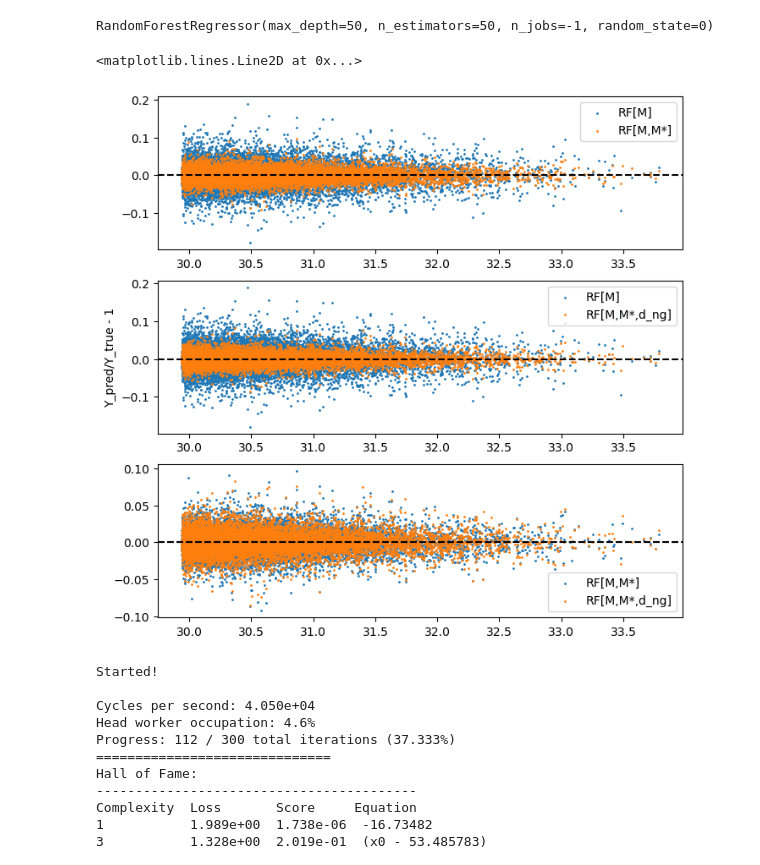
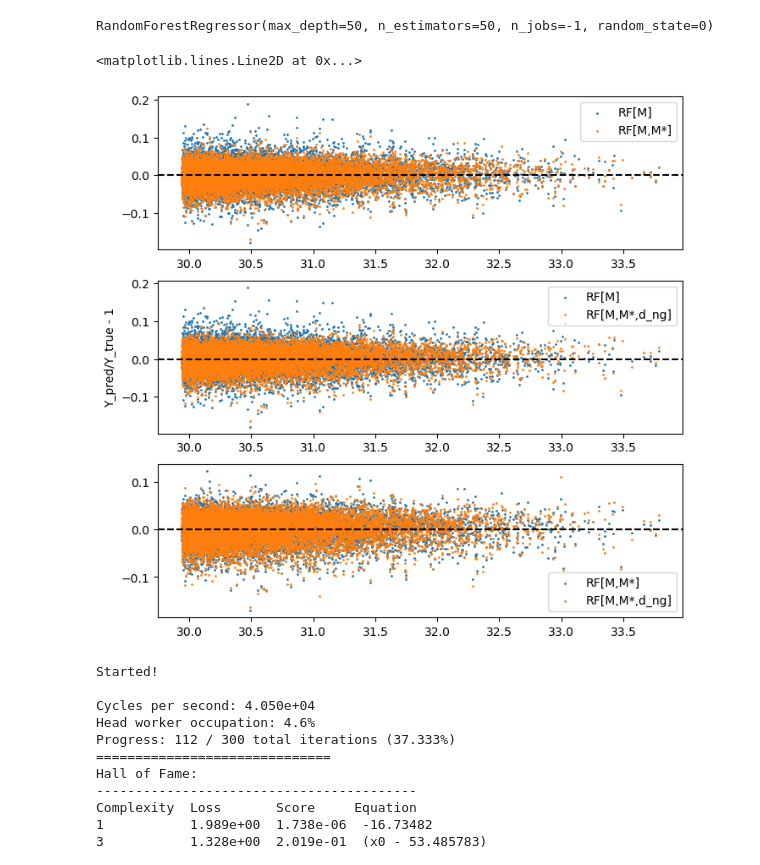
Before and after one commit to antolonappan/kSZscaler, a Jupyter notebook: Notebooks/density.ipynb, the cells around one changed output. Saved outputs shown, nothing was run; the diff lists cells and outputs as text; code cells hidden in the pictures.

```diff
--- a/Notebooks/density.ipynb
+++ b/Notebooks/density.ipynb
@@ -37,9 +75,9 @@ def get_inp(features):
         inp[:,i] = features[i]
     return inp
 # %%
-inp1 = get_inp([train_df['M']*1.2])
-inp2 = get_inp([np.log(train_df['Mstar'])])
-inp3 = get_inp([np.log(train_df['Mstar']),train_df['galaxy_number_density']])
+inp1 = get_inp([train_df['M']])
+inp2 = get_inp([train_df['M'],np.log(train_df['Mstar'])])
+inp3 = get_inp([train_df['M'],np.log(train_df['Mstar']),train_df['galaxy_number_density']])
 # %%
 Y = train_df['Y']
 # %%
@@ -51,36 +89,36 @@ RandomForestRegressor(max_depth=50, n_estimators=50, n_jobs=-1, random_state=0)
 Y_prime = Y/regr.predict(inp1)
 # %%
 regr2 = RandomForestRegressor(max_depth=50, random_state=0,n_estimators=50,n_jobs=-1)
-regr2.fit(inp2, Y_prime)
+regr2.fit(inp2, Y)
 # %% [output]
 RandomForestRegressor(max_depth=50, n_estimators=50, n_jobs=-1, random_state=0)
 # %%
 regr3 = RandomForestRegressor(max_depth=50, random_state=0,n_estimators=50,n_jobs=-1)
-regr3.fit(inp3, Y_prime)
+regr3.fit(inp3, Y)
 # %% [output]
 RandomForestRegressor(max_depth=50, n_estimators=50, n_jobs=-1, random_state=0)
 # %%
 plt.figure(figsize=(8,8))
 plt.subplot(3,1,1)
 plt.scatter(train_df['M'],regr.predict(inp1)/Y -1,s=1,label='RF[M]')
-plt.scatter(train_df['M'],regr.predict(inp1)*regr2.predict(inp2)/Y -1,s=1,label='RF[M,M*]')
+plt.scatter(train_df['M'],regr2.predict(inp2)/Y -1,s=1,label='RF[M,M*]')
 plt.axhline(0,c='k',ls='--')
 plt.legend()
 plt.subplot(3,1,2)
 plt.scatter(train_df['M'],regr.predict(inp1)/Y -1,s=1,label='RF[M]')
-plt.scatter(train_df['M'],regr.predict(inp1)*regr3.predict(inp3)/Y -1,s=1,label='RF[M,M*,d_ng]')
+plt.scatter(train_df['M'],regr3.predict(inp3)/Y -1,s=1,label='RF[M,M*,d_ng]')
 plt.legend()
 plt.ylabel('Y_pred/Y_true - 1')
 plt.axhline(0,c='k',ls='--')
 plt.subplot(3,1,3)
 plt.axhline(0,c='k',ls='--')
-plt.scatter(train_df['M'],regr.predict(inp1)*regr2.predict(inp2)/Y -1,s=1,label='RF[M,M*]')
-plt.scatter(train_df['M'],regr.predict(inp1)*regr3.predict(inp3)/Y -1,s=1,label='RF[M,M*,d_ng]')
+plt.scatter(train_df['M'],regr2.predict(inp2)/Y -1,s=1,label='RF[M,M*]')
+plt.scatter(train_df['M'],regr3.predict(inp3)/Y -1,s=1,label='RF[M,M*,d_ng]')
 plt.legend()
 plt.axhline(0,c='k',ls='--')
 # %% [output]
 <matplotlib.lines.Line2D at 0x...>
-[figure, old version]
+[figure, new version]
 # %%
 inp_1 = get_inp([train_df['M']*1.2])
 inp_2 = get_inp([np.log(train_df['Mstar'])])
```
Also changed, not shown: parts of 11 cells of this notebook, 1 other file.
